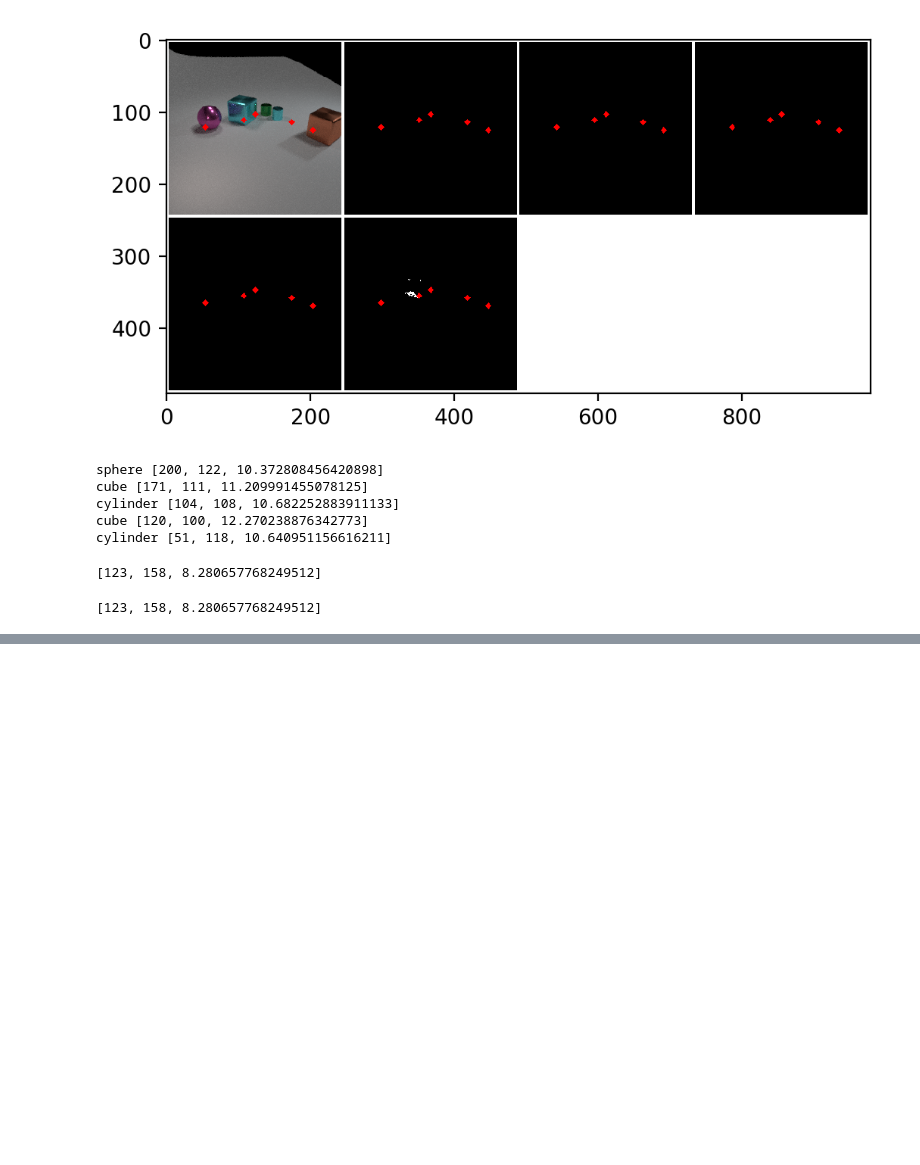
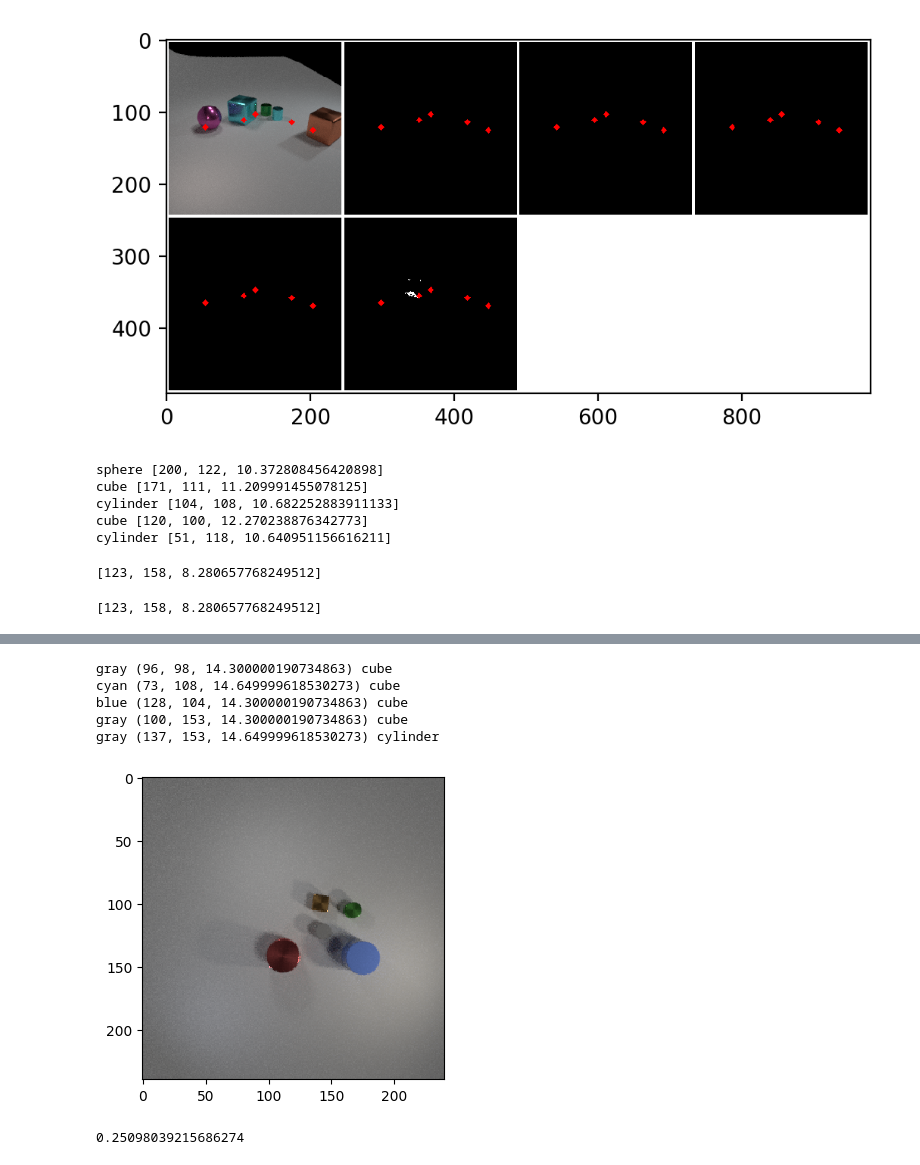
Before and after one commit to jihoonl/clevr-dataset-gen, a Jupyter notebook: notebooks/masking_test.ipynb, the cells around one changed output, grey strips where cells are left out. Drawn from its saved outputs; the diff is of its cells as text; code cells hidden in the pictures; blank space fills up the shorter version.

```diff
--- a/notebooks/masking_test.ipynb
+++ b/notebooks/masking_test.ipynb
@@ -166,0 +203,17 @@ ann['objects'][0]['pixel_coords']
+# %%
+for a in ann:
+    print(a['color'], a['pixel_coords'], a['shape'])
+# %% [output]
+gray (96, 98, 14.300000190734863) cube
+cyan (73, 108, 14.649999618530273) cube
+blue (128, 104, 14.300000190734863) cube
+gray (100, 153, 14.300000190734863) cube
+gray (137, 153, 14.649999618530273) cylinder
+# %%
+view_image(img)
+# %% [output]
+[figure, added]
+# %%
+64/255
+# %% [output]
+0.25098039215686274
```
Also changed, not shown: parts of 6 cells of this notebook, 1 other file.
